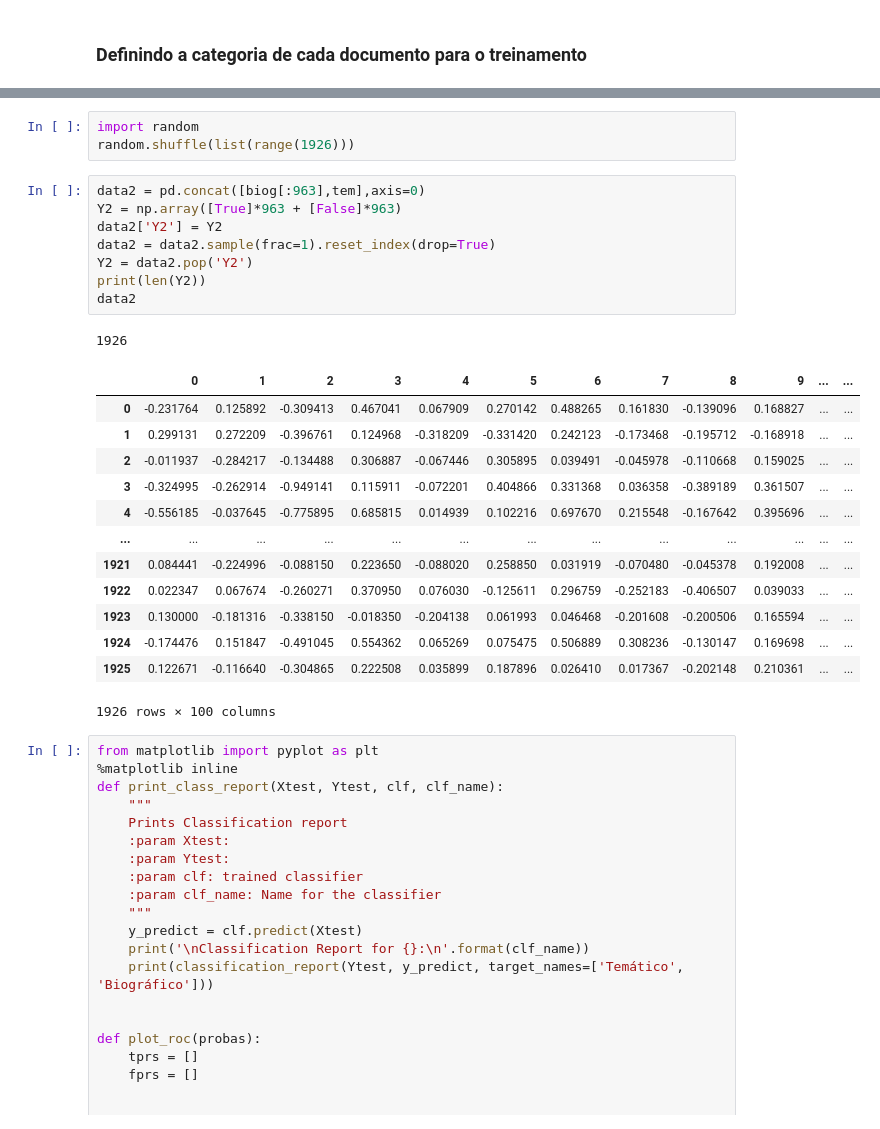
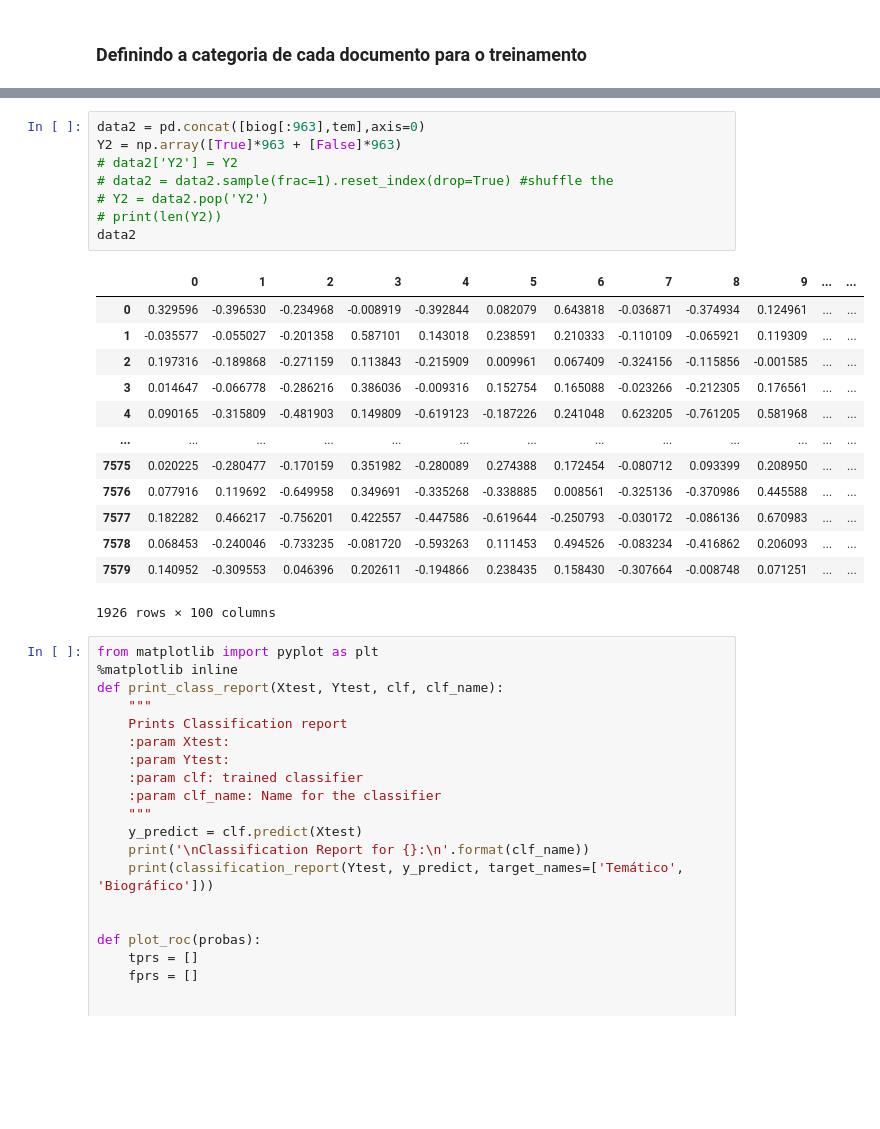
Before and after one commit to fccoelho/text-mining-cientistas-sociais, a Jupyter notebook: Capitulo_5.ipynb, the cells around one changed output, grey strips where cells are left out. Drawn from its saved outputs; the diff is of its cells as text; blank space fills up the shorter version.

```diff
--- a/Capitulo_5.ipynb
+++ b/Capitulo_5.ipynb
@@ -142,29 +173,25 @@ tem = data.iloc[~Y]
-# %%
-import random
-random.shuffle(list(range(1926)))
 # %%
 data2 = pd.concat([biog[:963],tem],axis=0)
 Y2 = np.array([True]*963 + [False]*963)
-data2['Y2'] = Y2
-data2 = data2.sample(frac=1).reset_index(drop=True)
-Y2 = data2.pop('Y2')
-print(len(Y2))
+# data2['Y2'] = Y2
+# data2 = data2.sample(frac=1).reset_index(drop=True) #shuffle the
+# Y2 = data2.pop('Y2')
+# print(len(Y2))
 data2
 # %% [output]
+|  | 0 | 1 | 2 | 3 | 4 | 5 | 6 | 7 | 8 | 9 | ... | ... |
+| 0 | 0.329596 | -0.396530 | -0.234968 | -0.008919 | -0.392844 | 0.082079 | 0.643818 | -0.036871 | -0.374934 | 0.124961 | ... | ... |
+| 1 | -0.035577 | -0.055027 | -0.201358 | 0.587101 | 0.143018 | 0.238591 | 0.210333 | -0.110109 | -0.065921 | 0.119309 | ... | ... |
+| 2 | 0.197316 | -0.189868 | -0.271159 | 0.113843 | -0.215909 | 0.009961 | 0.067409 | -0.324156 | -0.115856 | -0.001585 | ... | ... |
+| 3 | 0.014647 | -0.066778 | -0.286216 | 0.386036 | -0.009316 | 0.152754 | 0.165088 | -0.023266 | -0.212305 | 0.176561 | ... | ... |
+| 4 | 0.090165 | -0.315809 | -0.481903 | 0.149809 | -0.619123 | -0.187226 | 0.241048 | 0.623205 | -0.761205 | 0.581968 | ... | ... |
+| ... | ... | ... | ... | ... | ... | ... | ... | ... | ... | ... | ... | ... |
+| 7575 | 0.020225 | -0.280477 | -0.170159 | 0.351982 | -0.280089 | 0.274388 | 0.172454 | -0.080712 | 0.093399 | 0.208950 | ... | ... |
+| 7576 | 0.077916 | 0.119692 | -0.649958 | 0.349691 | -0.335268 | -0.338885 | 0.008561 | -0.325136 | -0.370986 | 0.445588 | ... | ... |
+| 7577 | 0.182282 | 0.466217 | -0.756201 | 0.422557 | -0.447586 | -0.619644 | -0.250793 | -0.030172 | -0.086136 | 0.670983 | ... | ... |
+| 7578 | 0.068453 | -0.240046 | -0.733235 | -0.081720 | -0.593263 | 0.111453 | 0.494526 | -0.083234 | -0.416862 | 0.206093 | ... | ... |
+| 7579 | 0.140952 | -0.309553 | 0.046396 | 0.202611 | -0.194866 | 0.238435 | 0.158430 | -0.307664 | -0.008748 | 0.071251 | ... | ... |
-1926
+1926 rows × 100 columns
-|  | 0 | 1 | 2 | 3 | 4 | 5 | 6 | 7 | 8 | 9 | ... | ... |
-| 0 | -0.231764 | 0.125892 | -0.309413 | 0.467041 | 0.067909 | 0.270142 | 0.488265 | 0.161830 | -0.139096 | 0.168827 | ... | ... |
-| 1 | 0.299131 | 0.272209 | -0.396761 | 0.124968 | -0.318209 | -0.331420 | 0.242123 | -0.173468 | -0.195712 | -0.168918 | ... | ... |
-| 2 | -0.011937 | -0.284217 | -0.134488 | 0.306887 | -0.067446 | 0.305895 | 0.039491 | -0.045978 | -0.110668 | 0.159025 | ... | ... |
-| 3 | -0.324995 | -0.262914 | -0.949141 | 0.115911 | -0.072201 | 0.404866 | 0.331368 | 0.036358 | -0.389189 | 0.361507 | ... | ... |
-| 4 | -0.556185 | -0.037645 | -0.775895 | 0.685815 | 0.014939 | 0.102216 | 0.697670 | 0.215548 | -0.167642 | 0.395696 | ... | ... |
-| ... | ... | ... | ... | ... | ... | ... | ... | ... | ... | ... | ... | ... |
-| 1921 | 0.084441 | -0.224996 | -0.088150 | 0.223650 | -0.088020 | 0.258850 | 0.031919 | -0.070480 | -0.045378 | 0.192008 | ... | ... |
-| 1922 | 0.022347 | 0.067674 | -0.260271 | 0.370950 | 0.076030 | -0.125611 | 0.296759 | -0.252183 | -0.406507 | 0.039033 | ... | ... |
-| 1923 | 0.130000 | -0.181316 | -0.338150 | -0.018350 | -0.204138 | 0.061993 | 0.046468 | -0.201608 | -0.200506 | 0.165594 | ... | ... |
-| 1924 | -0.174476 | 0.151847 | -0.491045 | 0.554362 | 0.065269 | 0.075475 | 0.506889 | 0.308236 | -0.130147 | 0.169698 | ... | ... |
-| 1925 | 0.122671 | -0.116640 | -0.304865 | 0.222508 | 0.035899 | 0.187896 | 0.026410 | 0.017367 | -0.202148 | 0.210361 | ... | ... |
-1926 rows × 100 columns
 # %%
 from matplotlib import pyplot as plt
 %matplotlib inline
```
Also changed, not shown: parts of 17 cells of this notebook, 5 other files.
